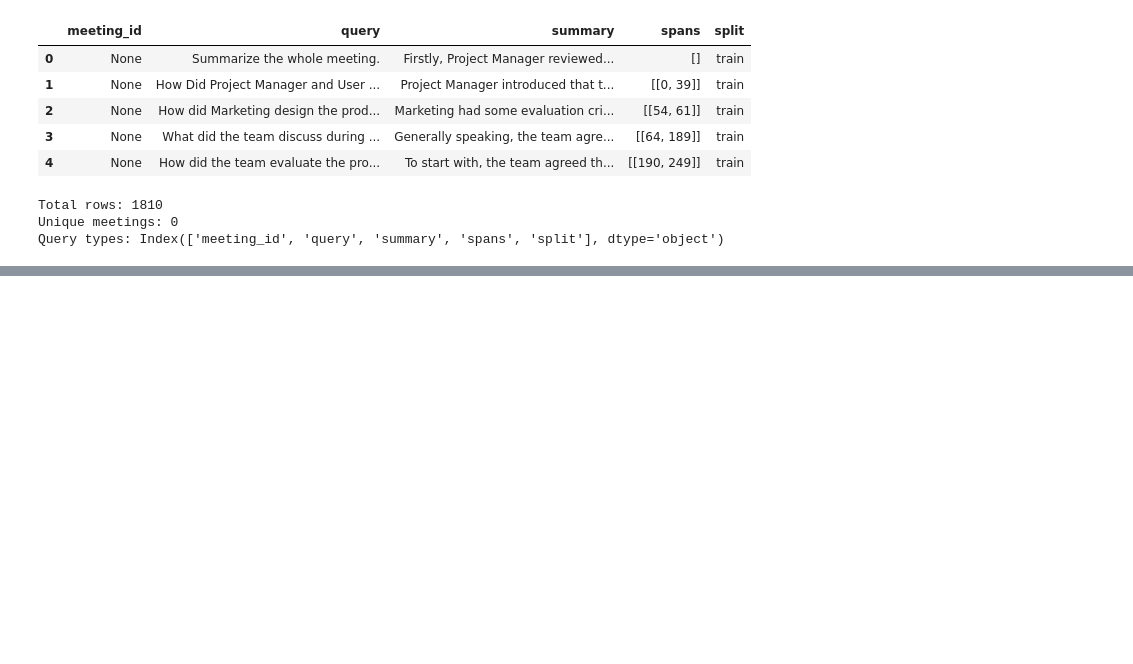
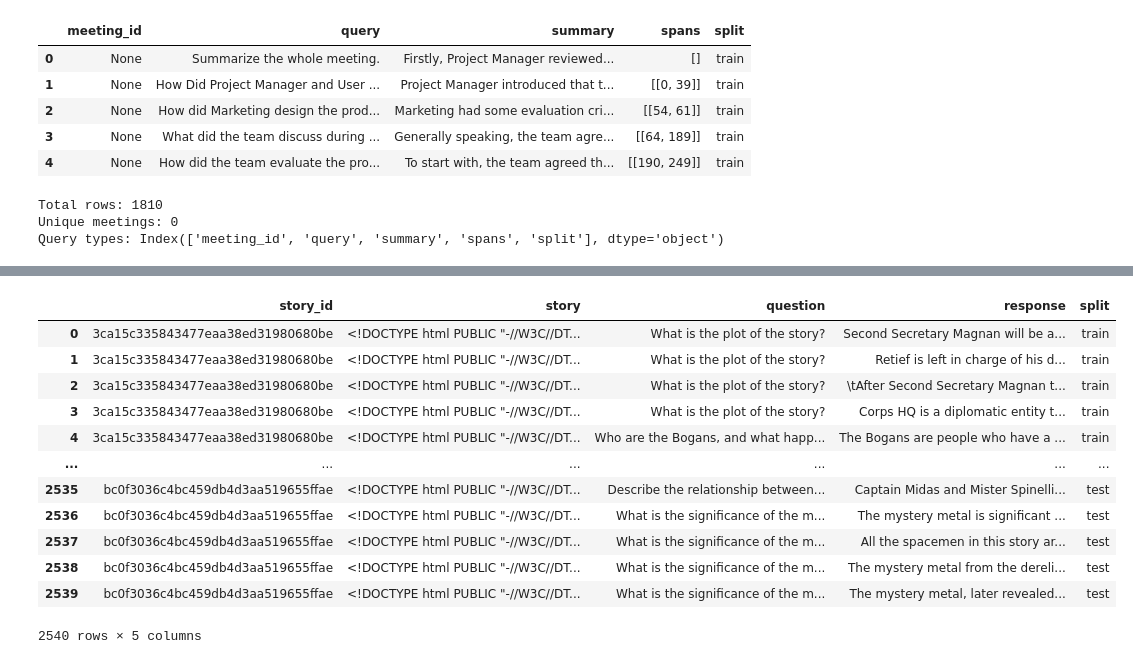
Before and after one commit to bjulve-ischool/DS266-ugarcia-bjulve, a Jupyter notebook: QFS_Datasets.ipynb, the cells around one changed output, grey strips where cells are left out. Saved outputs shown, nothing was run; the diff lists cells and outputs as text; code cells hidden in the pictures; blank space fills up the shorter version.

```diff
--- a/QFS_Datasets.ipynb
+++ b/QFS_Datasets.ipynb
@@ -113,0 +222,19 @@ FileNotFoundError: [Errno 2] No such file or directory: '/content/QMSum/data/ALL
+# %%
+def load_squality_jsonl(path, split):
+    rows = []
+    with open(path, "r") as f:
+        for line in f:
+            ex = json.loads(line)
+            story = ex['document']
+            uid = ex['metadata']['uid']
+            for q in ex['questions']:
+                question = q['question_text']
+                for response in q['responses']:
+                    rows.append({
+                        'story_id': uid,
+                        'story': story,
+                        'question': question,
+                        'response': response['response_text'],
+                        'split': split
+                    })
+    return pd.DataFrame(rows)
@@ -113,0 +247,16 @@ FileNotFoundError: [Errno 2] No such file or directory: '/content/QMSum/data/ALL
+# %%
+squality_df
+# %% [output]
+|  | story_id | story | question | response | split |
+| 0 | 3ca15c335843477eaa38ed31980680be | <!DOCTYPE html PUBLIC "-//W3C//DT... | What is the plot of the story? | Second Secretary Magnan will be a... | train |
+| 1 | 3ca15c335843477eaa38ed31980680be | <!DOCTYPE html PUBLIC "-//W3C//DT... | What is the plot of the story? | Retief is left in charge of his d... | train |
+| 2 | 3ca15c335843477eaa38ed31980680be | <!DOCTYPE html PUBLIC "-//W3C//DT... | What is the plot of the story? | \tAfter Second Secretary Magnan t... | train |
+| 3 | 3ca15c335843477eaa38ed31980680be | <!DOCTYPE html PUBLIC "-//W3C//DT... | What is the plot of the story? | Corps HQ is a diplomatic entity t... | train |
+| 4 | 3ca15c335843477eaa38ed31980680be | <!DOCTYPE html PUBLIC "-//W3C//DT... | Who are the Bogans, and what happ... | The Bogans are people who have a ... | train |
+| ... | ... | ... | ... | ... | ... |
+| 2535 | bc0f3036c4bc459db4d3aa519655ffae | <!DOCTYPE html PUBLIC "-//W3C//DT... | Describe the relationship between... | Captain Midas and Mister Spinelli... | test |
+| 2536 | bc0f3036c4bc459db4d3aa519655ffae | <!DOCTYPE html PUBLIC "-//W3C//DT... | What is the significance of the m... | The mystery metal is significant ... | test |
+| 2537 | bc0f3036c4bc459db4d3aa519655ffae | <!DOCTYPE html PUBLIC "-//W3C//DT... | What is the significance of the m... | All the spacemen in this story ar... | test |
+| 2538 | bc0f3036c4bc459db4d3aa519655ffae | <!DOCTYPE html PUBLIC "-//W3C//DT... | What is the significance of the m... | The mystery metal from the dereli... | test |
+| 2539 | bc0f3036c4bc459db4d3aa519655ffae | <!DOCTYPE html PUBLIC "-//W3C//DT... | What is the significance of the m... | The mystery metal, later revealed... | test |
+2540 rows × 5 columns
```
Also changed, not shown: parts of 20 cells of this notebook.
